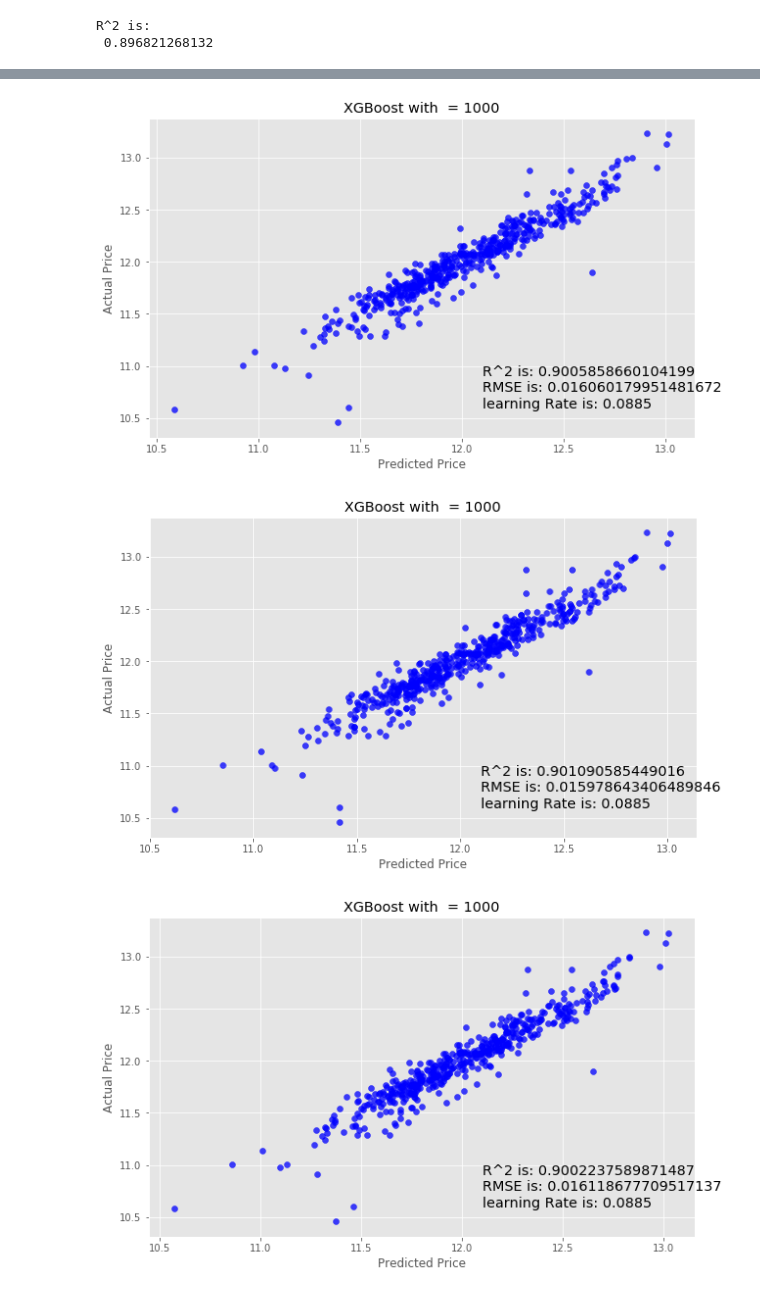
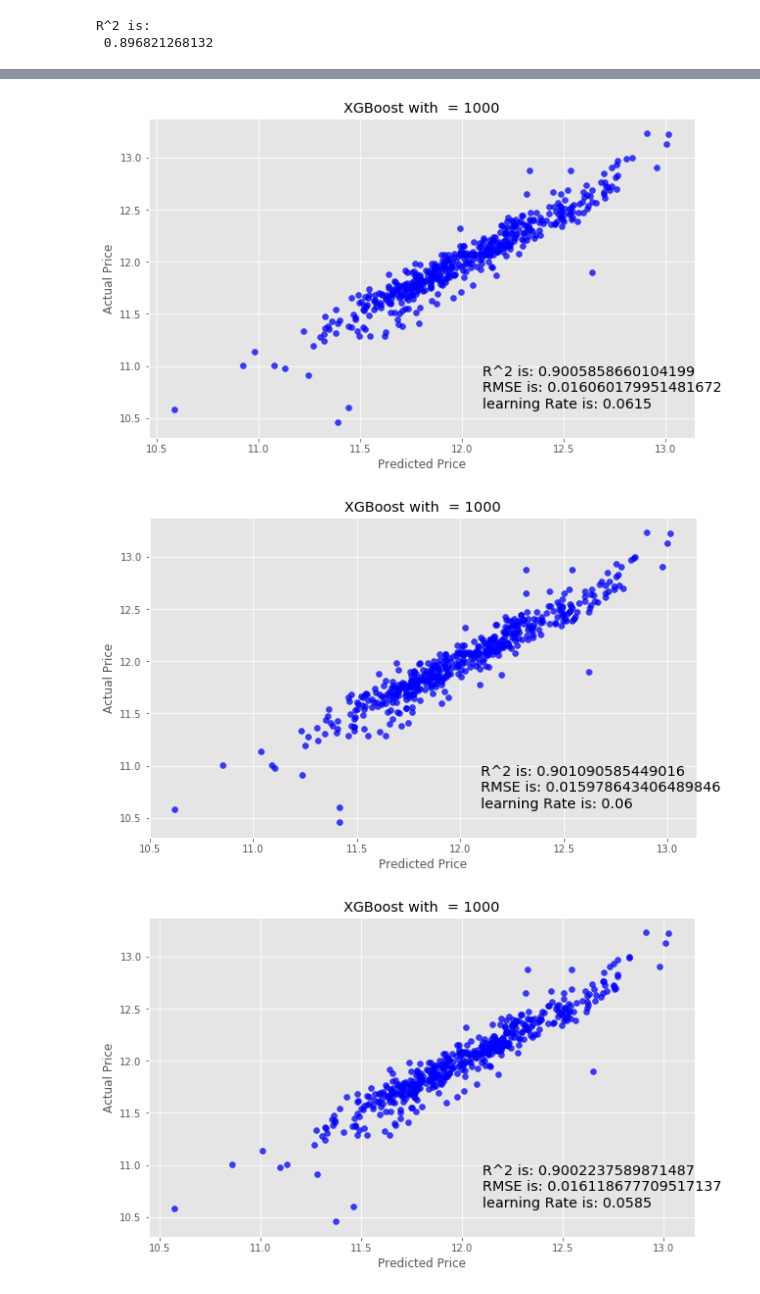
Before and after one commit to RayBela/House-Prices-Competition, a Jupyter notebook: House Prices Competition - XGBoost.ipynb, the cells around one changed output, grey strips where cells are left out. Saved outputs shown, nothing was run; the diff lists cells and outputs as text; code cells hidden in the pictures.

```diff
--- a/House Prices Competition - XGBoost.ipynb
+++ b/House Prices Competition - XGBoost.ipynb
@@ -466,28 +467,28 @@ best_learning_rates = [0.0885, 0.0735, 0.0705, 0.0615, 0.06, 0.0585, 0.057, 0.05
 # %%
 
 actual_values = y_test
 
 for i in best_learning_rates:
     n_estimators = 1000
     my_model = XGBRegressor(n_estimators=n_estimators,learning_rate=i)
     xgboost_model = my_model.fit(X_train, y_train, early_stopping_rounds=5,
                  eval_set=[(X_test, y_test)], verbose=False)
     preds_xgboost = xgboost_model.predict(X_test)
 
     plt.scatter(preds_xgboost, actual_values, alpha=.75, color='b')
     plt.xlabel('Predicted Price')
     plt.ylabel('Actual Price')
     plt.title('XGBoost with  = {}'.format(n_estimators))
     overlay = 'R^2 is: {}\nRMSE is: {}\nlearning Rate is: {}'.format(
                         xgboost_model.score(X_test, y_test),
                         mean_squared_error(y_test, preds_xgboost),
-                        learning_rate)
+                        i)
     plt.annotate(s=overlay,xy=(12.1,10.6),size='x-large')
     plt.show()
 # %% [output]
 [figure]
 [figure]
 [figure]
 [figure]
-[figure, old version]
+[figure, new version]
 [figure]
```
Also changed, not shown: parts of 9 cells of this notebook, 1 other file.
